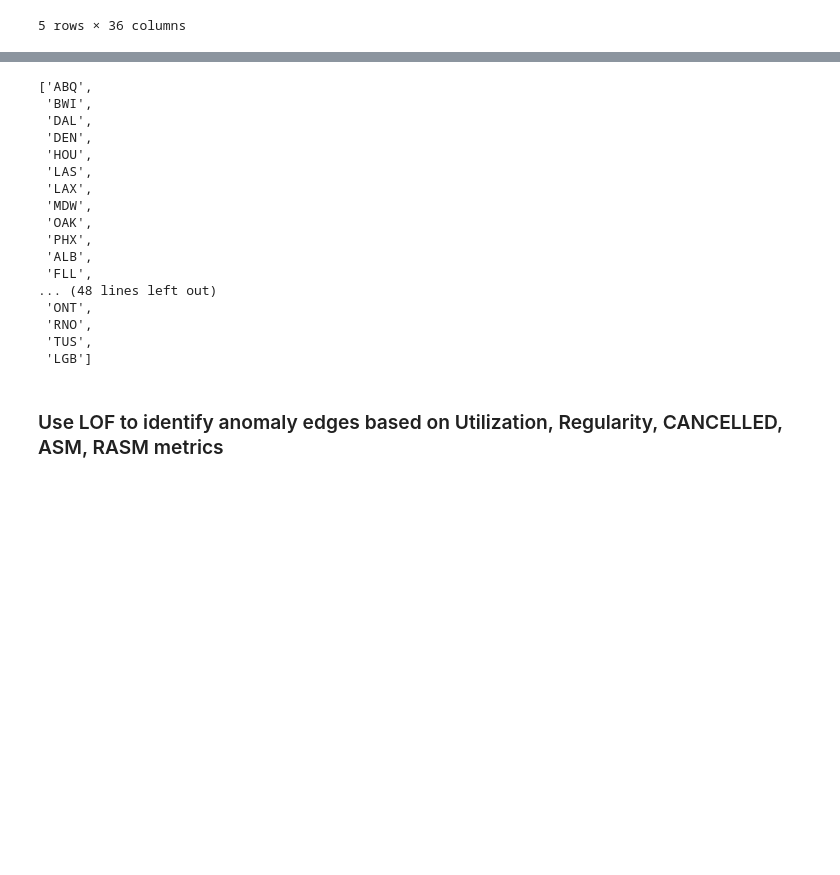
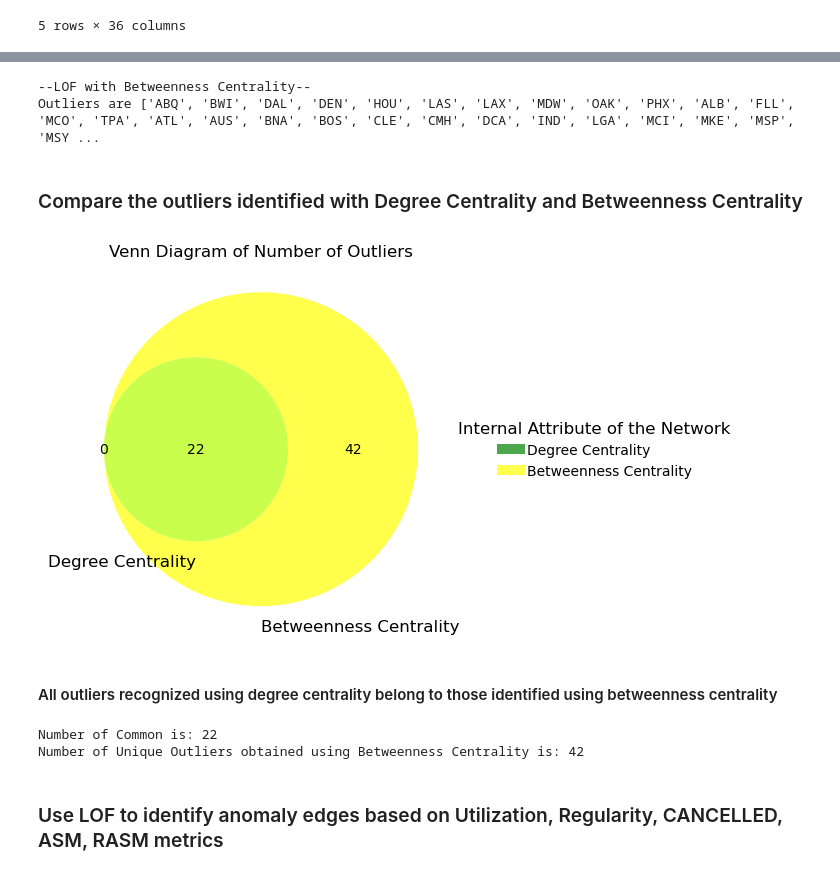
Before and after one commit to krutalp/Airline_Route_Analytics, a Jupyter notebook: Graph_Anomaly_Detection_Methods.ipynb, the cells around one changed output, grey strips where cells are left out. Cells and saved outputs as stored; diff of their text form; code cells hidden in the pictures; blank space fills up the shorter version.

```diff
--- a/Graph_Anomaly_Detection_Methods.ipynb
+++ b/Graph_Anomaly_Detection_Methods.ipynb
@@ -86,27 +76,38 @@ outliers
 # %%
 X = np.array(list(betweenness_centrality.values())).reshape(-1, 1)
-lof = LocalOutlierFactor(n_neighbors = 20)
-lof_scores = lof.fit_predict(X)
-outliers = [nodes[i] for i in np.where(lof.negative_outlier_factor_ < lof.offset_)[0]]
-outliers
+lof_betw = LocalOutlierFactor(n_neighbors = 20).fit(X)
+# Nodes with LOF greater than 1.5 are identified as outliers (i.e negative outlier factor < -1.5)
+outliers_betw = [nodes[i] for i in np.where(lof_betw.negative_outlier_factor_ < lof_betw.offset_)[0]]
+# Create labels (1: inliers, -1: outliers)
+y_betw = np.array([-1 if i in outliers_betw else 1 for i in nodes])
+print('--LOF with Betweenness Centrality--')
+print('Outliers are {}'.format(outliers_betw))
 # %% [output]
-['ABQ',
- 'BWI',
- 'DAL',
- 'DEN',
- 'HOU',
- 'LAS',
- 'LAX',
- 'MDW',
- 'OAK',
- 'PHX',
- 'ALB',
- 'FLL',
-... (48 lines left out)
- 'ONT',
- 'RNO',
- 'TUS',
- 'LGB']
+--LOF with Betweenness Centrality--
+Outliers are ['ABQ', 'BWI', 'DAL', 'DEN', 'HOU', 'LAS', 'LAX', 'MDW', 'OAK', 'PHX', 'ALB', 'FLL', 'MCO', 'TPA', 'ATL', 'AUS', 'BNA', 'BOS', 'CLE', 'CMH', 'DCA', 'IND', 'LGA', 'MCI', 'MKE', 'MSP', 'MSY ...
+# %% [markdown]
+### Compare the outliers identified with Degree Centrality and Betweenness Centrality
+# %%
+from matplotlib_venn import venn2
+
+venn = venn2([set(outliers_deg), set(outliers_betw)], set_labels=('Degree Centrality', 'Betweenness Centrality'), set_colors=('green', 'yellow'), alpha = 0.7)
+plt.legend(('Degree Centrality', 'Betweenness Centrality'), loc='center left', bbox_to_anchor=(1, 0.5), frameon = False, prop = {'size': 10}, markerscale = 1.5, title = 'Internal Attribute of the Network', title_fontsize = 12, handletextpad = 0.2)
+plt.title('Venn Diagram of Number of Outliers')
+plt.show()
+# %% [output]
+[figure, added]
+# %% [markdown]
+#### All outliers recognized using degree centrality belong to those identified using betweenness centrality
+# %%
+# Find the common outliers
+common_outliers = set(outliers_deg).intersection(outliers_betw)
+# Find the unique outliers identified using betweenness centrality
+unique_outliers_betw = [i for i in outliers_betw if i not in common_outliers]
+print("Number of Common is: {}".format(len(outliers_deg)))
+print("Number of Unique Outliers obtained using Betweenness Centrality is: {}".format(len(unique_outliers_betw)))
+# %% [output]
+Number of Common is: 22
+Number of Unique Outliers obtained using Betweenness Centrality is: 42
 # %% [markdown]
 ### Use LOF to identify anomaly edges based on Utilization, Regularity, CANCELLED, ASM, RASM metrics
 # %%
```
Also changed, not shown: parts of 40 cells of this notebook.
